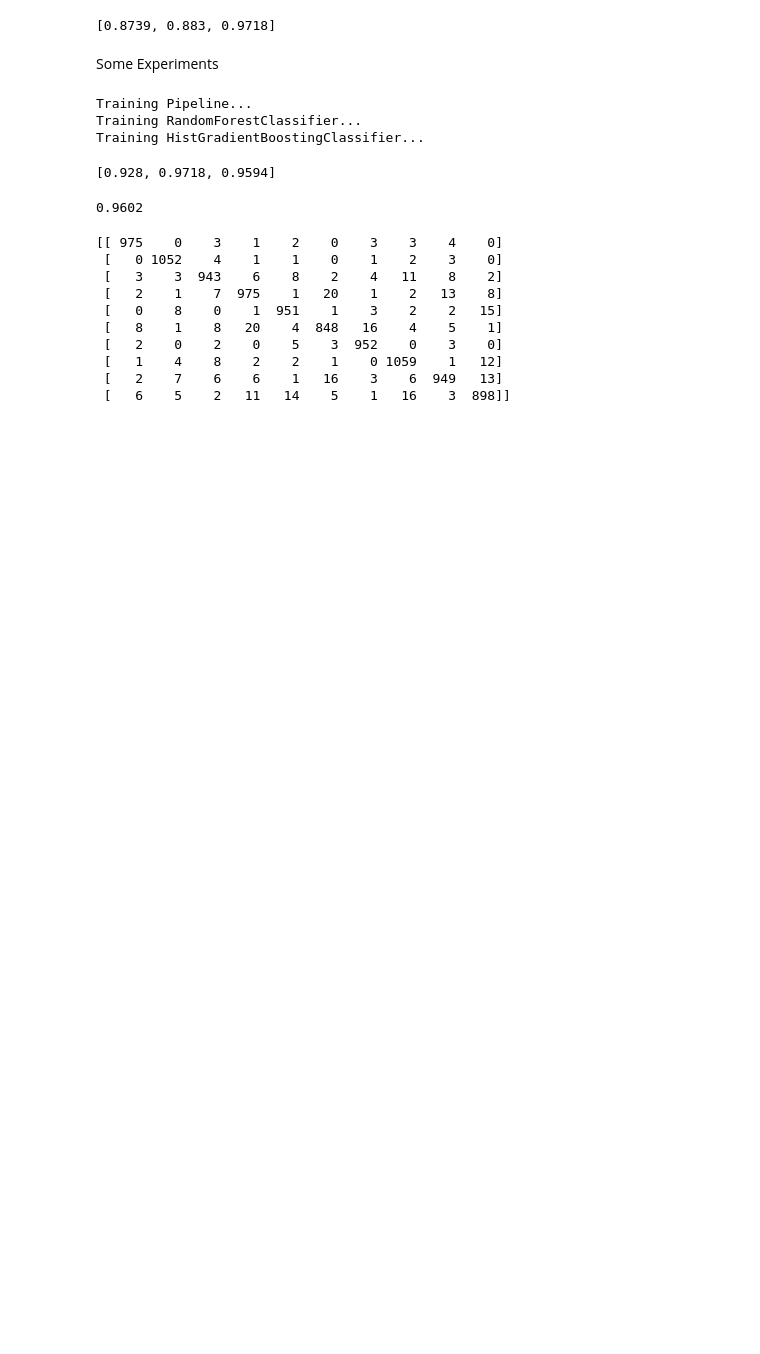
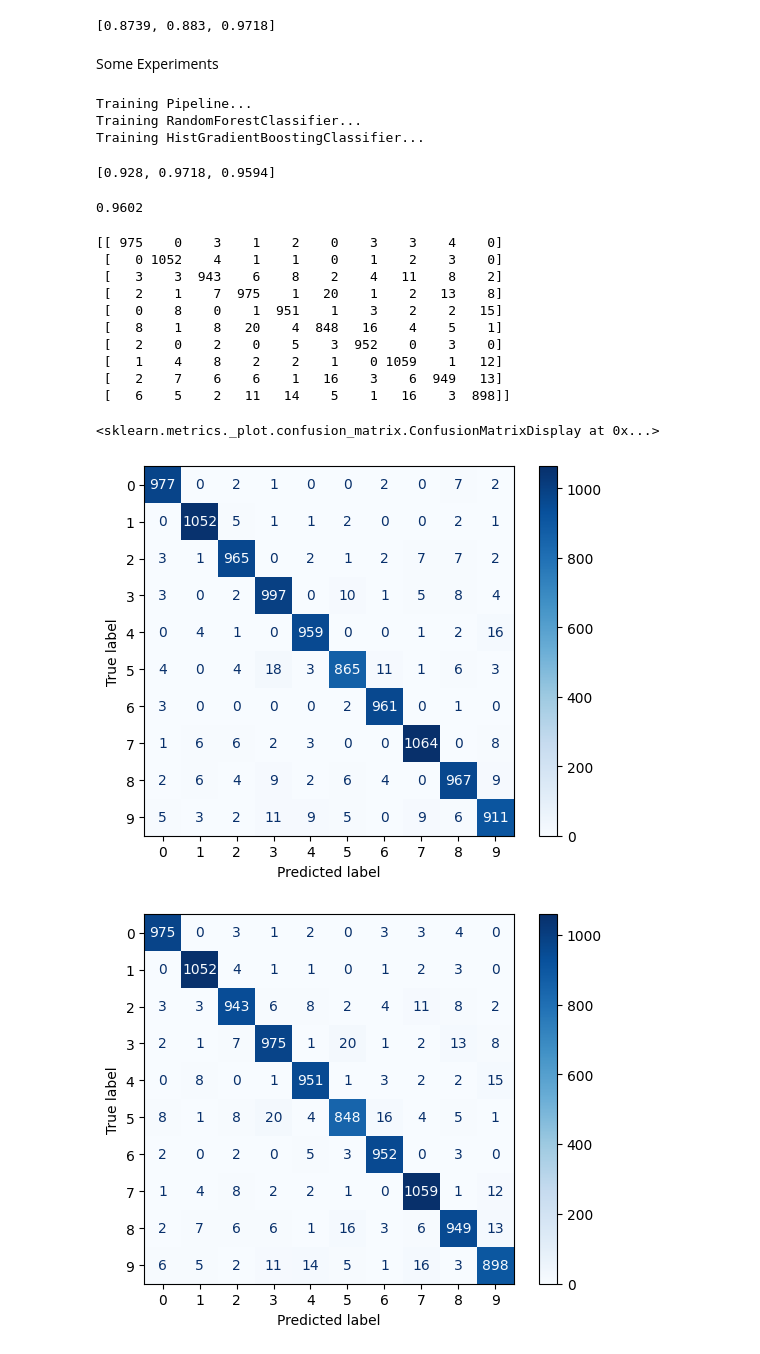
Before and after one commit to s0VEstb/Ensemble, a Jupyter notebook: VotingClassifier.ipynb, the cells around one changed output. Drawn from its saved outputs; the diff is of its cells as text; code cells hidden in the pictures; blank space fills up the shorter version.

```diff
--- a/VotingClassifier.ipynb
+++ b/VotingClassifier.ipynb
@@ -132,3 +132,15 @@ print(conf_mx)
  [   1    4    8    2    2    1    0 1059    1   12]
  [   2    7    6    6    1   16    3    6  949   13]
  [   6    5    2   11   14    5    1   16    3  898]]
+# %%
+from sklearn.metrics import ConfusionMatrixDisplay
+
+# Для RandomForest
+ConfusionMatrixDisplay.from_estimator(rnd_forest_clf, X_valid, y_valid, cmap='Blues')
+
+# Для ансамбля
+ConfusionMatrixDisplay.from_estimator(voting_clf_v2, X_valid, y_valid, cmap='Blues')
+# %% [output]
+<sklearn.metrics._plot.confusion_matrix.ConfusionMatrixDisplay at 0x...>
+[figure, added]
+[figure, added]
```
Also changed, not shown: parts of 3 cells of this notebook.
